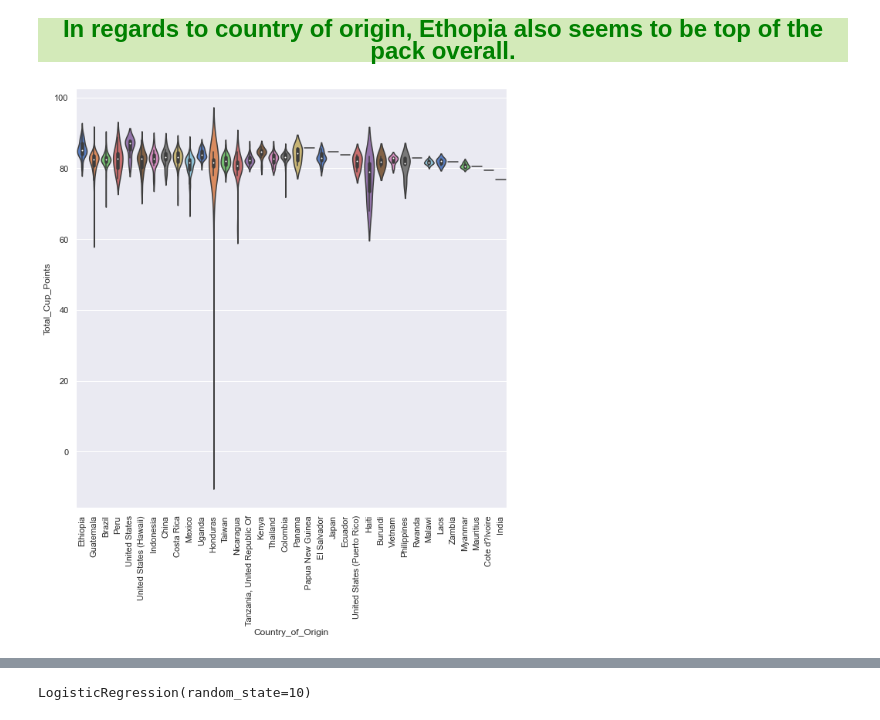
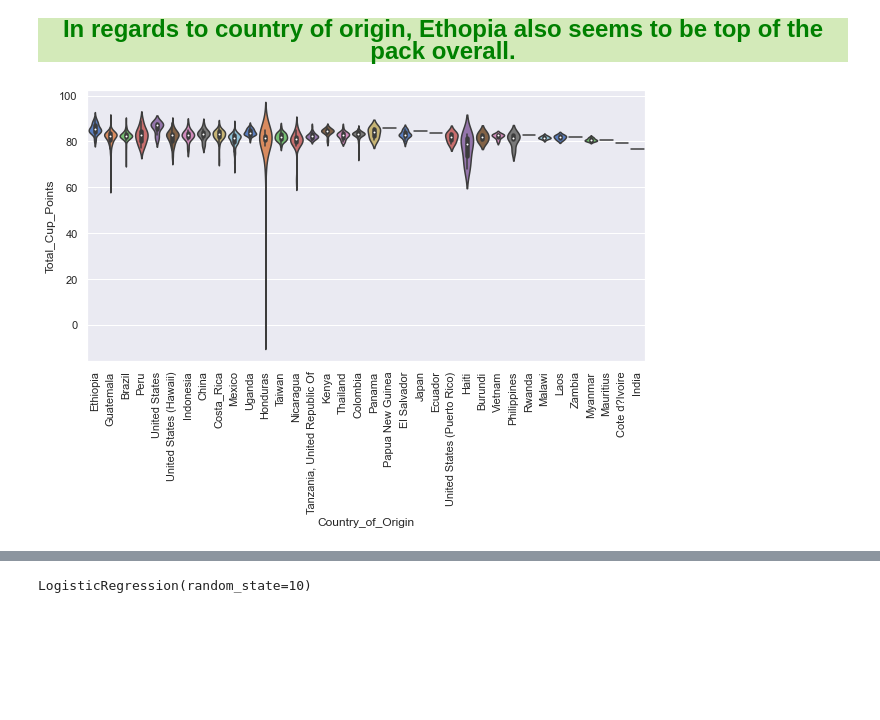
Before and after one commit to RaMcDaniel/CoffeePredictor, a Jupyter notebook: Coffee_Selector.ipynb, the cells around one changed output, grey strips where cells are left out. Cells and saved outputs as stored; diff of their text form; code cells hidden in the pictures; blank space fills up the shorter version.

```diff
--- a/Coffee_Selector.ipynb
+++ b/Coffee_Selector.ipynb
@@ -123,12 +122,12 @@ plt.xticks(rotation=90);
 # %% [markdown]
 <p style="text-align: center; font-weight: bold; font-size:x-large; color:green; background-color:#D3EAB9;">In regards to country of origin, Ethopia also seems to be top of the pack overall.</p>
 # %%
-plt.figure(figsize=[10, 10])
+plt.figure(figsize=[10, 5])
 plt.subplot(111)
 sns.violinplot(data=df, x='Country_of_Origin', y='Total_Cup_Points', palette='muted', scale = 'width')
 plt.xticks(rotation=90);
 # %% [output]
-[figure, old version]
+[figure, new version]
 # %%
 df_shuffled = df.sample(frac=1) #create a shuffled data set to choose test and training data from
 # %%
```
Also changed, not shown: parts of 4 cells of this notebook, 1 other file.
